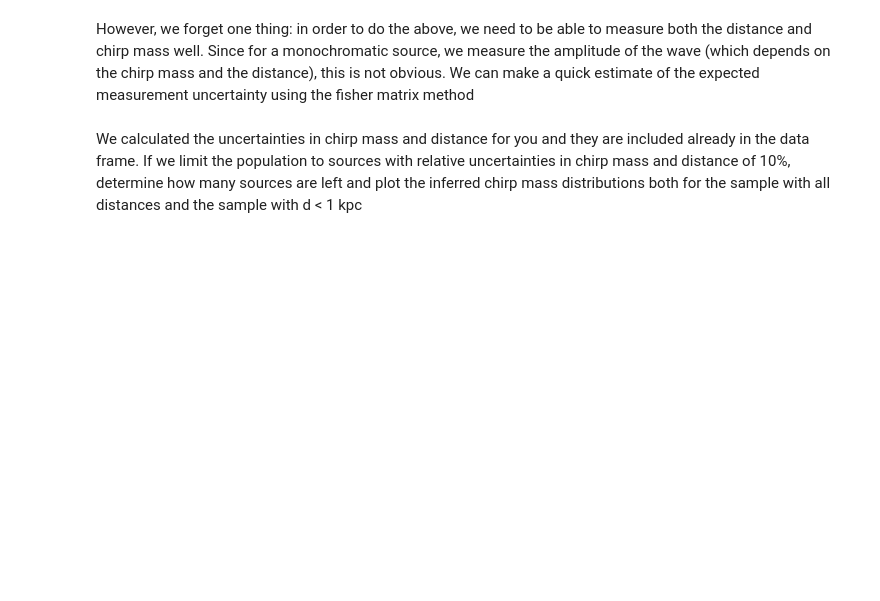
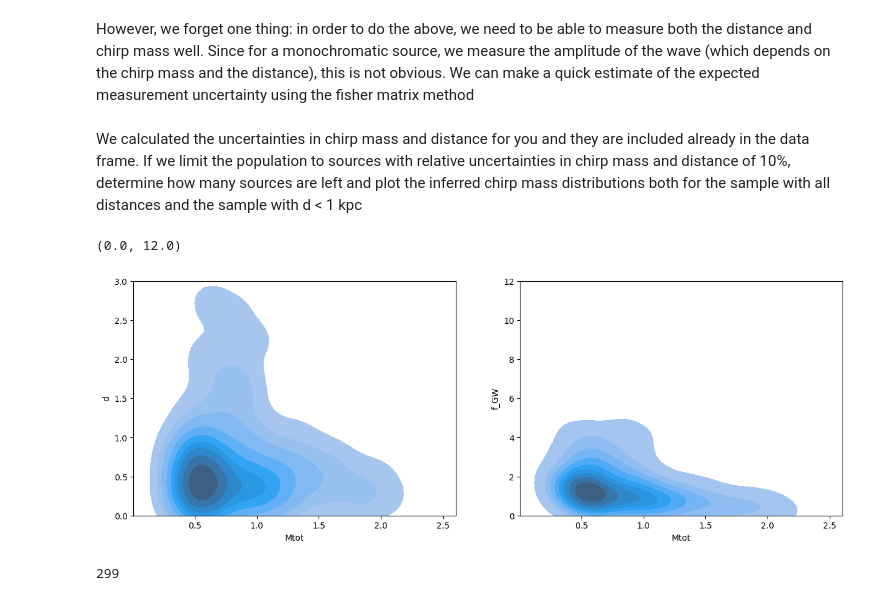
Before and after one commit to nelemans/LISA_GB_population, a Jupyter notebook: LISA_community_day_populations.ipynb, the cells around one changed output. Cells and saved outputs as stored; diff of their text form; code cells hidden in the pictures; blank space fills up the shorter version.

```diff
--- a/LISA_community_day_populations.ipynb
+++ b/LISA_community_day_populations.ipynb
@@ -354,6 +354,8 @@ maskLegwork = data['approxSNR'] > 7
 maskAngles = data['exactSNR'] > 7
 # %%
 data['Mchirp'] = Mch(data['M1'],data['M2'])
+# %%
+data['Mtot'] = data['M1']+data['M2']
 # %%
 np.array(data['l'])*u.degree
 # %% [output]
@@ -542,3 +544,22 @@ However, we forget one thing: in order to do the above, we need to be able to me
 We calculated the uncertainties in chirp mass and distance for you and they are included already in the data frame. If we limit the population to sources with relative uncertainties in chirp mass and distance of 10%, determine how many sources are left and plot the inferred chirp mass distributions both for the sample with all distances and the sample with d < 1 kpc
 # %%
 # code
+# %%
+#Total mass
+mask = (data['exactSNR'] > 7) & (data['g_mag2'] < 21)
+fig = plt.figure(figsize=(15, 5))
+ax = fig.add_subplot(121)
+sns.kdeplot(data[mask],x='Mtot',y='d',fill=True)
+plt.ylim([0,3])
+
+ax = fig.add_subplot(122)
+sns.kdeplot(data[mask],x='Mtot',y='f_GW',fill=True)
+plt.ylim([0,12])
+# %% [output]
+(0.0, 12.0)
+[figure, added]
+# %%
+mask = (data['exactSNR'] > 7) & (data['f_GW'] < 50) & (data['g_mag2'] < 21)
+len(data[mask])
+# %% [output]
+299
```
Also changed, not shown: parts of 2 cells of this notebook.
